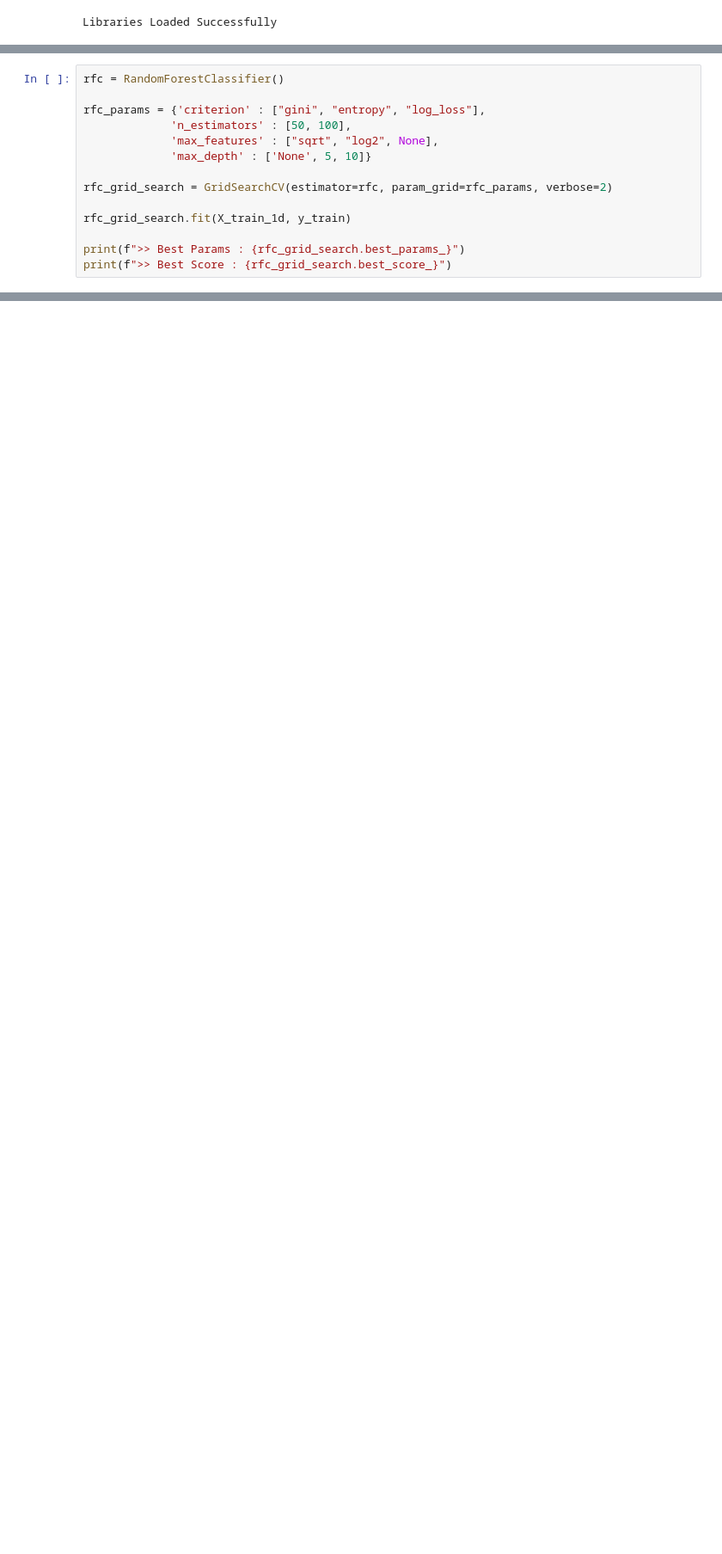
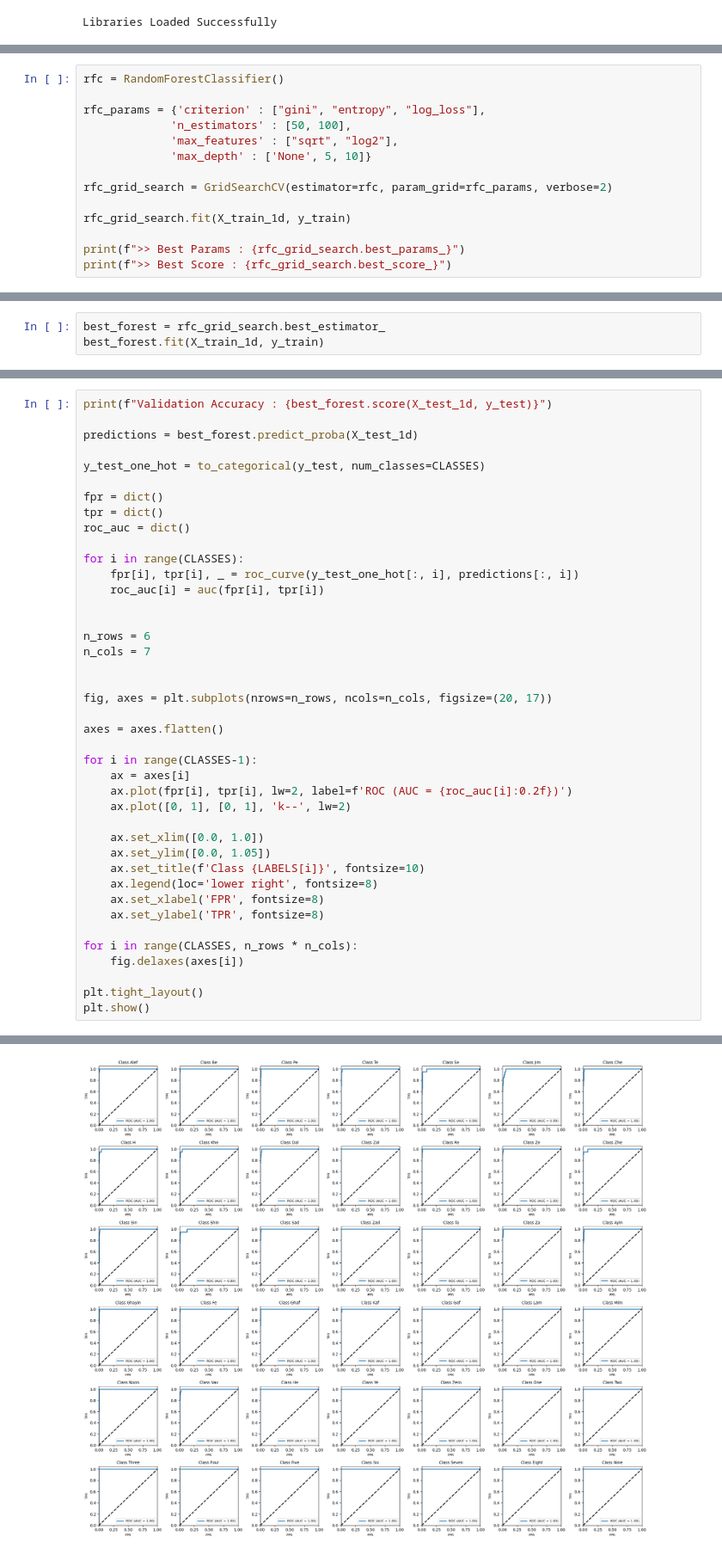
Before and after one commit to ArtinABS/Persian-Alphabet-Recognition, a Jupyter notebook: Models/RandomForest/RandomForest.ipynb, the cells around one changed output, grey strips where cells are left out. Shown: that part at 86% size. Cells and saved outputs as stored; diff of their text form; blank space fills up the shorter version.

```diff
--- a/Models/RandomForest/RandomForest.ipynb
+++ b/Models/RandomForest/RandomForest.ipynb
@@ -67,7 +110,7 @@ rfc = RandomForestClassifier()
 
 rfc_params = {'criterion' : ["gini", "entropy", "log_loss"],
              'n_estimators' : [50, 100],
-             'max_features' : ["sqrt", "log2", None],
+             'max_features' : ["sqrt", "log2"],
              'max_depth' : ['None', 5, 10]}
 
 rfc_grid_search = GridSearchCV(estimator=rfc, param_grid=rfc_params, verbose=2)
@@ -97,0 +146,3 @@ KeyboardInterrupt:
+# %%
+best_forest = rfc_grid_search.best_estimator_
+best_forest.fit(X_train_1d, y_train)
@@ -97,0 +160,42 @@ KeyboardInterrupt:
+# %%
+print(f"Validation Accuracy : {best_forest.score(X_test_1d, y_test)}")
+
+predictions = best_forest.predict_proba(X_test_1d)
+
+y_test_one_hot = to_categorical(y_test, num_classes=CLASSES)
+
+fpr = dict()
+tpr = dict()
+roc_auc = dict()
+
+for i in range(CLASSES):
+    fpr[i], tpr[i], _ = roc_curve(y_test_one_hot[:, i], predictions[:, i])
+    roc_auc[i] = auc(fpr[i], tpr[i])
+
+
+n_rows = 6
+n_cols = 7
+
+
+fig, axes = plt.subplots(nrows=n_rows, ncols=n_cols, figsize=(20, 17))
+
+axes = axes.flatten()
+
+for i in range(CLASSES-1):
+    ax = axes[i]
+    ax.plot(fpr[i], tpr[i], lw=2, label=f'ROC (AUC = {roc_auc[i]:0.2f})')
+    ax.plot([0, 1], [0, 1], 'k--', lw=2)
+
+    ax.set_xlim([0.0, 1.0])
+    ax.set_ylim([0.0, 1.05])
+    ax.set_title(f'Class {LABELS[i]}', fontsize=10)
+    ax.legend(loc='lower right', fontsize=8)
+    ax.set_xlabel('FPR', fontsize=8)
+    ax.set_ylabel('TPR', fontsize=8)
+
+for i in range(CLASSES, n_rows * n_cols):
+    fig.delaxes(axes[i])
+
+plt.tight_layout()
+plt.show()
+# %% [output]
@@ -97,0 +203 @@ KeyboardInterrupt:
+[figure, added]
```
Also changed, not shown: parts of 12 cells of this notebook, 8 other files.
